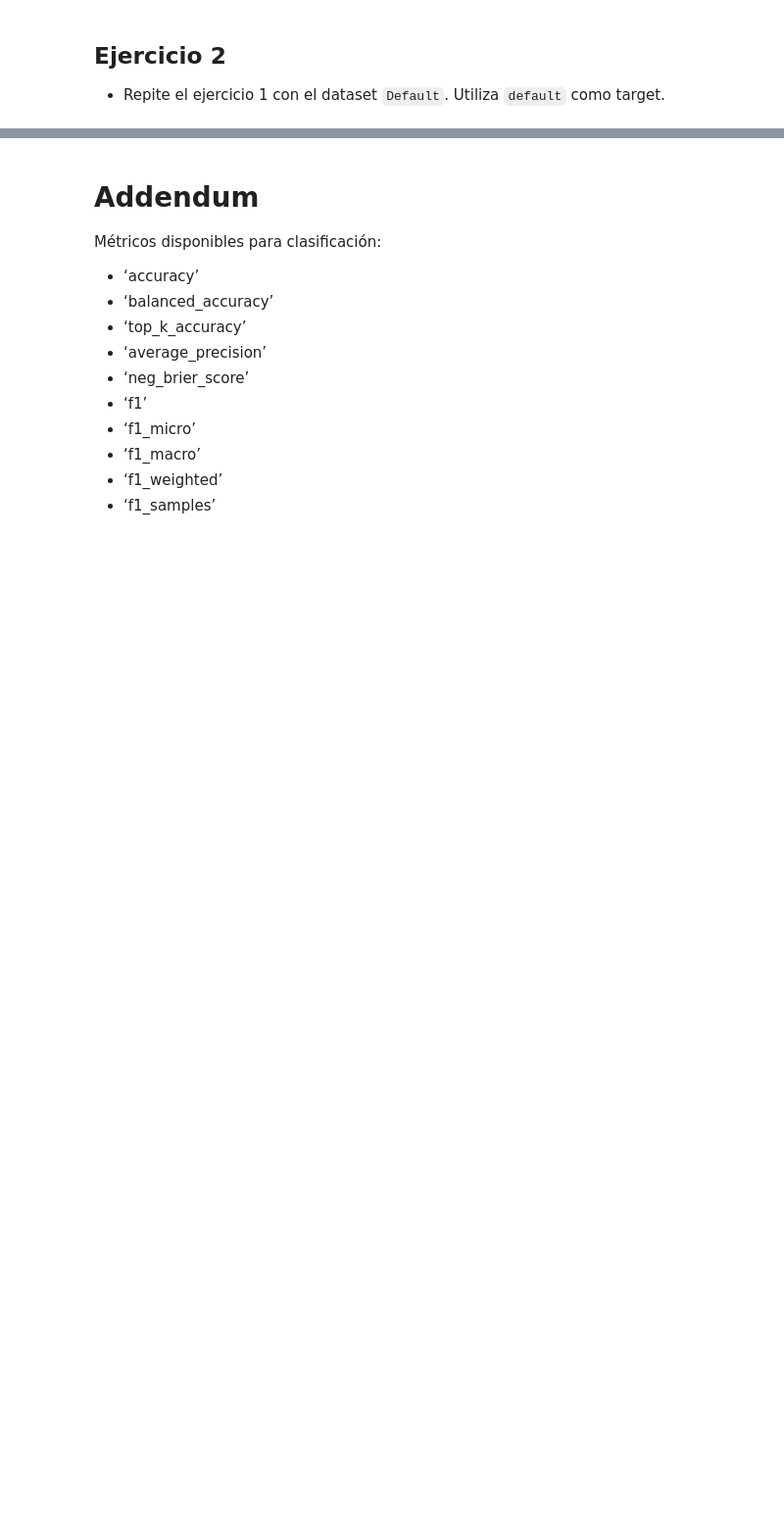
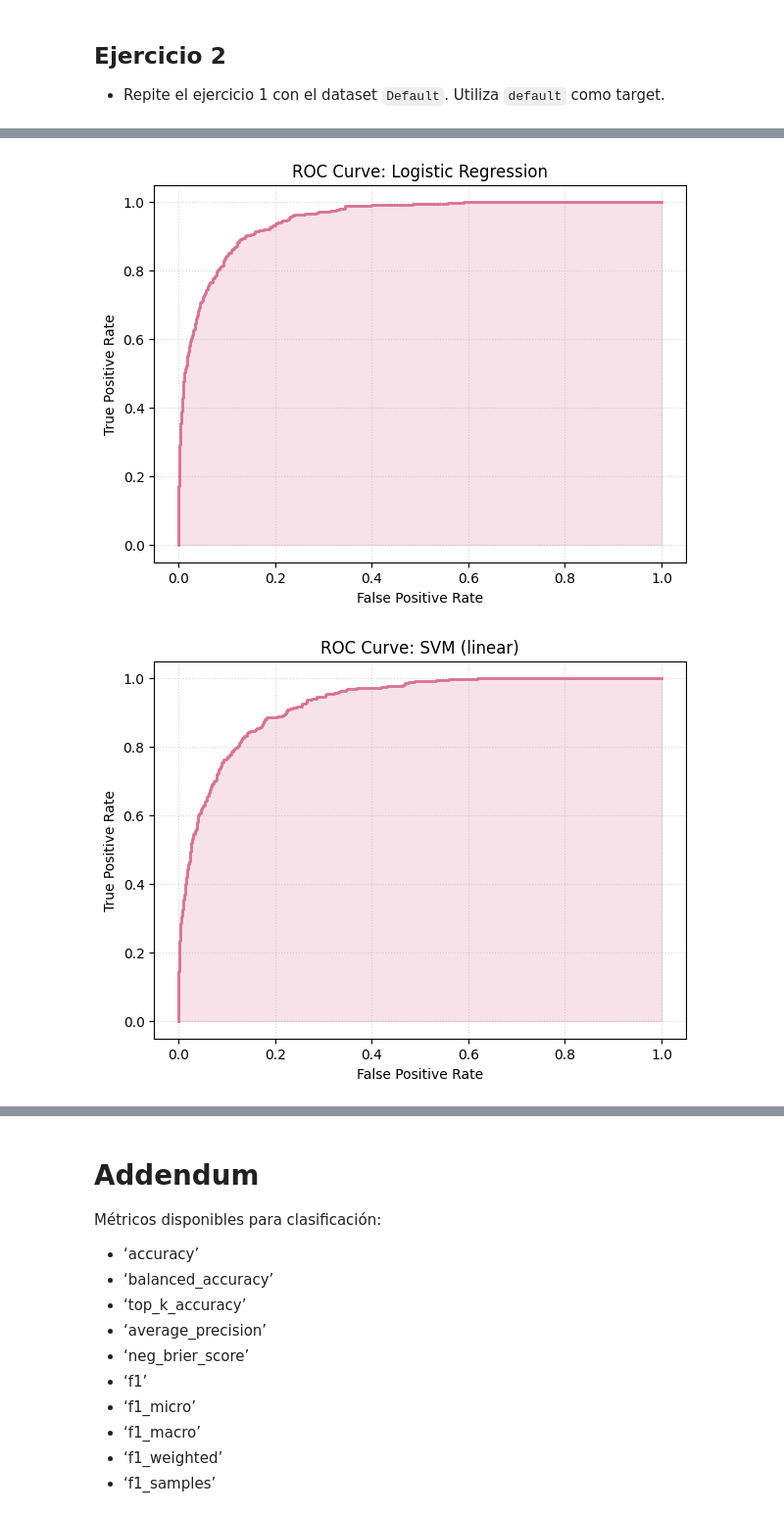
Before and after one commit to AnaSofiaHinojosa/LabAprEst, a Jupyter notebook: Lab - C2.ipynb, the cells around one changed output, grey strips where cells are left out. Shown at 98% size. Cells and saved outputs as stored; diff of their text form; code cells hidden in the pictures; blank space fills up the shorter version.

```diff
--- a/Lab - C2.ipynb
+++ b/Lab - C2.ipynb
@@ -196,0 +254,5 @@ plot(second_result)
+# %%
+plot_roc(x, y)
+# %% [output]
+[figure, added]
+[figure, added]
```
Also changed, not shown: parts of 11 cells of this notebook.
